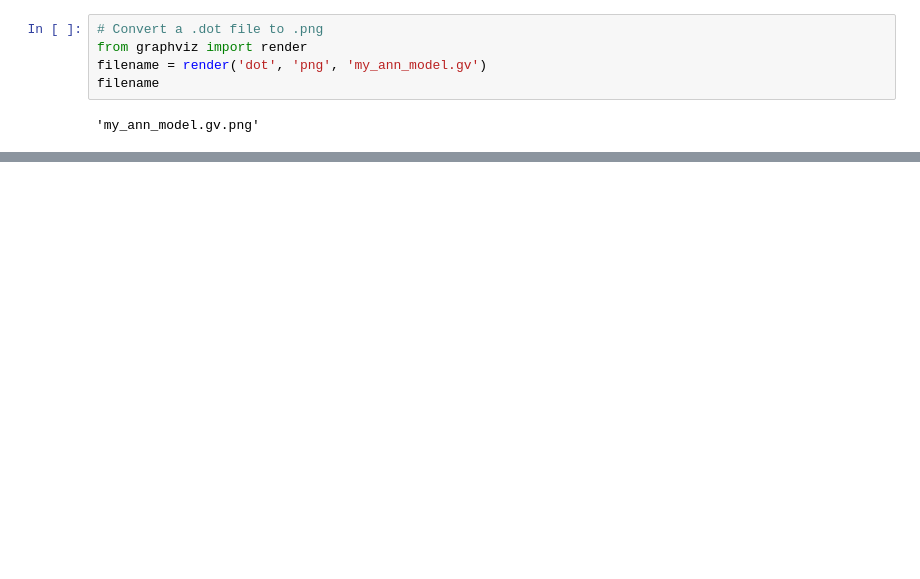
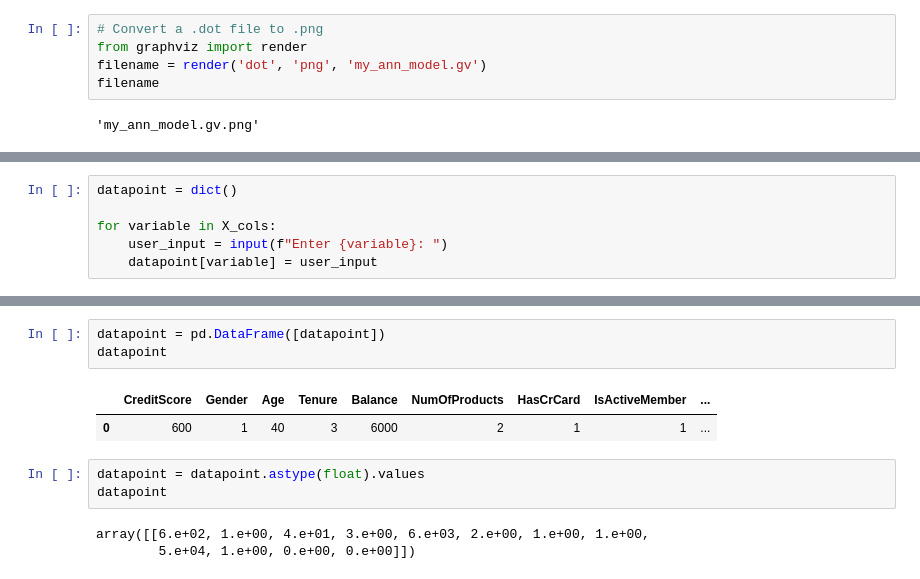
Before and after one commit to lavkushsingh31/Deep_Learning_Assignments, a Jupyter notebook: Practice Udemy - ANN Practice.ipynb, the cells around one changed output, grey strips where cells are left out. Cells and saved outputs as stored; diff of their text form; blank space fills up the shorter version.

```diff
--- a/Practice Udemy - ANN Practice.ipynb
+++ b/Practice Udemy - ANN Practice.ipynb
@@ -198,0 +270,6 @@ plt.show()
+# %%
+datapoint = dict()
+
+for variable in X_cols:
+    user_input = input(f"Enter {variable}: ")
+    datapoint[variable] = user_input
@@ -198,0 +289,12 @@ plt.show()
+# %%
+datapoint = pd.DataFrame([datapoint])
+datapoint
+# %% [output]
+|  | CreditScore | Gender | Age | Tenure | Balance | NumOfProducts | HasCrCard | IsActiveMember | ... |
+| 0 | 600 | 1 | 40 | 3 | 6000 | 2 | 1 | 1 | ... |
+# %%
+datapoint = datapoint.astype(float).values
+datapoint
+# %% [output]
+array([[6.e+02, 1.e+00, 4.e+01, 3.e+00, 6.e+03, 2.e+00, 1.e+00, 1.e+00,
+        5.e+04, 1.e+00, 0.e+00, 0.e+00]])
```
Also changed, not shown: parts of 24 cells of this notebook.
